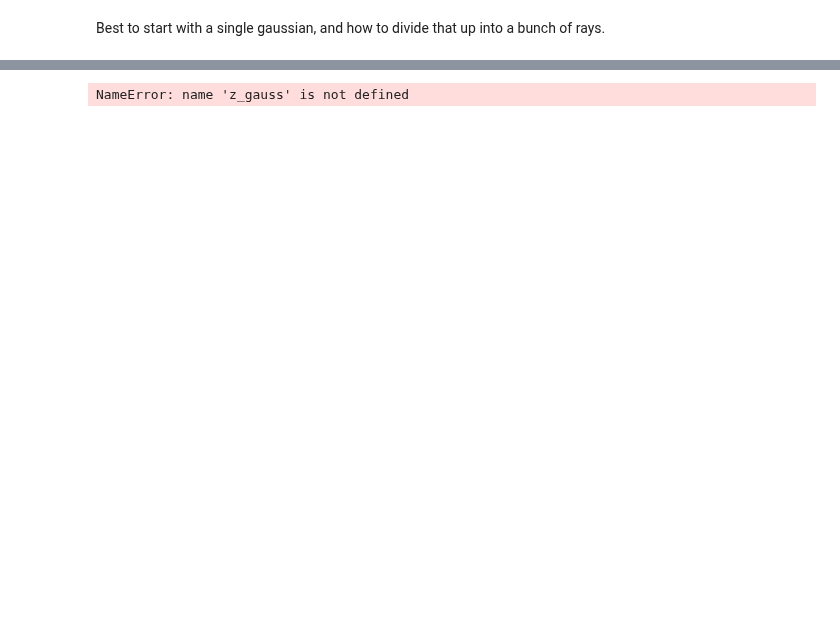
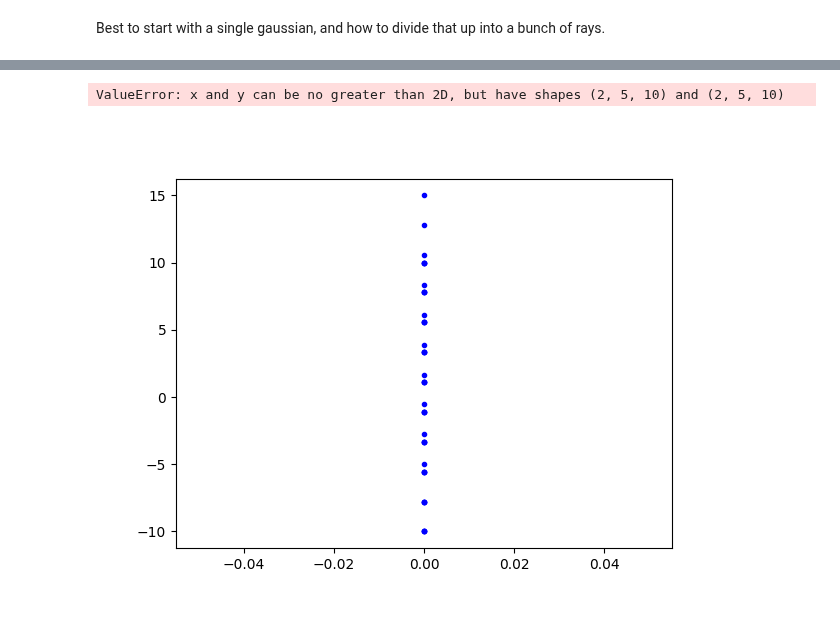
Before and after one commit to DavidLanders95/MonteCarloMS, a Jupyter notebook: GaussianBeamPropagation.ipynb, the cells around one changed output, grey strips where cells are left out. Drawn from its saved outputs; the diff is of its cells as text; code cells hidden in the pictures.

```diff
--- a/GaussianBeamPropagation.ipynb
+++ b/GaussianBeamPropagation.ipynb
@@ -270,12 +243,12 @@ n @ r shape (5, 2, 1000000)
 # %%
 plt.figure()
-plt.plot(z_gauss, w_z(wo, z_gauss, z_r))
-plt.plot(z_gauss, w_z(-wo, z_gauss, z_r))
+plt.plot(z_ray, w_z(wo, z_ray, z_r))
+plt.plot(z_ray, w_z(-wo, z_ray, z_r))
 plt.plot(z0, rayset0[:, 0], '.b')
 plt.plot([z0, z1], [rayset0[:, 0], rayset1[:, 0]],  '-r')
 # %% [output]
-NameError: name 'z_gauss' is not defined
+ValueError: x and y can be no greater than 2D, but have shapes (2, 5, 10) and (2, 5, 10)
-[figure, old version]
+[figure, new version]
 # %%
 wo = 0.4
 Wtotal = 20
```
Also changed, not shown: parts of 8 cells of this notebook.
